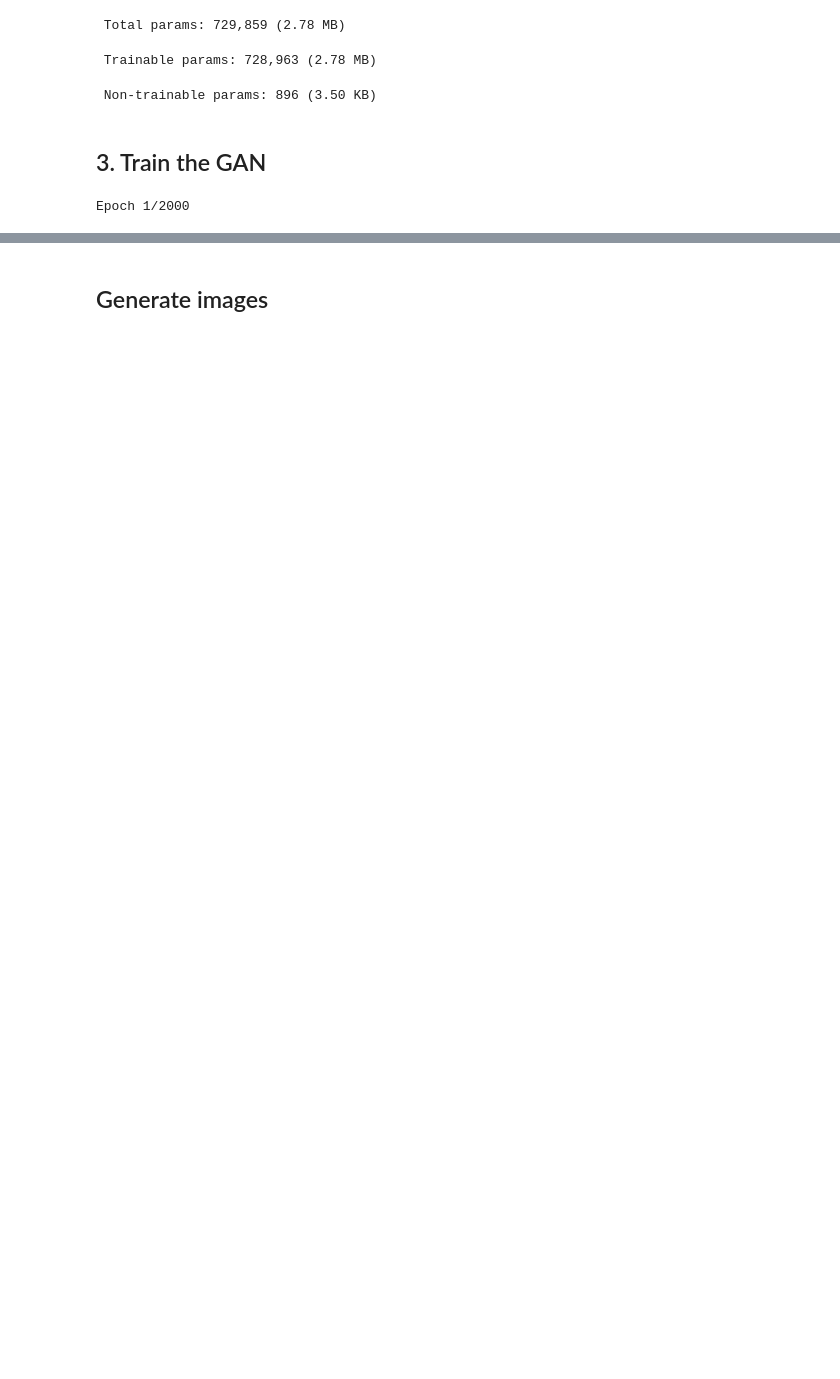
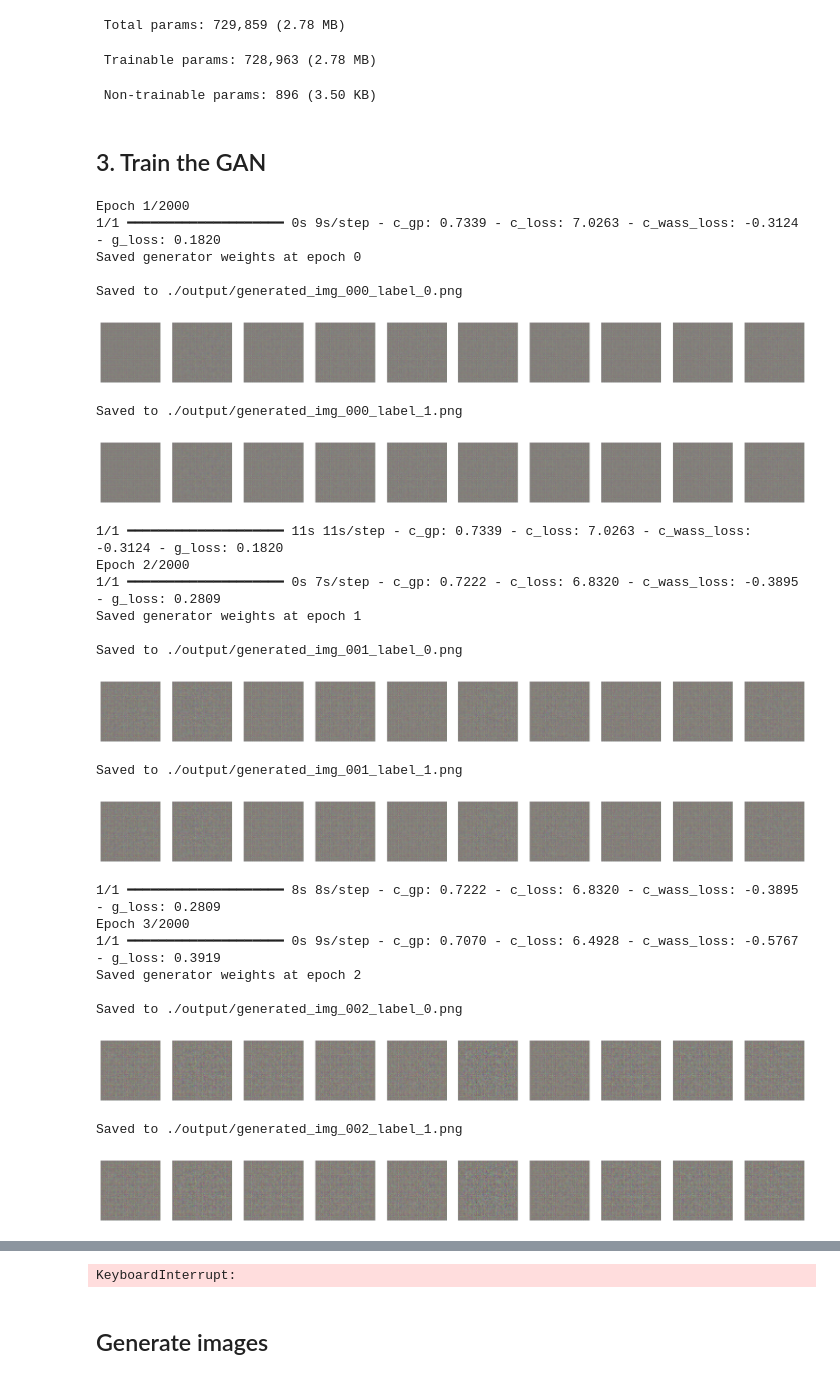
Before and after one commit to pxu/Generative_Deep_Learning_2nd_Edition, a Jupyter notebook: notebooks/04_gan/03_cgan/cgan-project1.ipynb, the cells around one changed output, grey strips where cells are left out. Cells and saved outputs as stored; diff of their text form; code cells hidden in the pictures; blank space fills up the shorter version.

```diff
--- a/notebooks/04_gan/03_cgan/cgan-project1.ipynb
+++ b/notebooks/04_gan/03_cgan/cgan-project1.ipynb
@@ -478,21 +506,53 @@ class ImageGenerator(callbacks.Callback):
             cmap=None,
         )
 # %%
+
+if not os.path.exists("checkpoint"):
+    os.makedirs("checkpoint")
+
+if not os.path.exists("output"):
+    os.makedirs("output")
+
 
 gen_ckpt = GeneratorCheckpoint(
     gen=cgan.generator,
     filepath="./checkpoint/generator.{epoch:04d}.weights.h5",
 )
 
 history = cgan.fit(
     train,
     epochs=EPOCHS * 100,
     steps_per_epoch=1,
     callbacks=[
         gen_ckpt,
         tensorboard_callback,
         ImageGenerator(num_img=10, latent_dim=Z_DIM),
     ],
 )
 # %% [output]
 Epoch 1/2000
+1/1 ━━━━━━━━━━━━━━━━━━━━ 0s 9s/step - c_gp: 0.7339 - c_loss: 7.0263 - c_wass_loss: -0.3124 - g_loss: 0.1820
+Saved generator weights at epoch 0
+
+Saved to ./output/generated_img_000_label_0.png
+[figure, added]
+Saved to ./output/generated_img_000_label_1.png
+[figure, added]
+1/1 ━━━━━━━━━━━━━━━━━━━━ 11s 11s/step - c_gp: 0.7339 - c_loss: 7.0263 - c_wass_loss: -0.3124 - g_loss: 0.1820
+Epoch 2/2000
+1/1 ━━━━━━━━━━━━━━━━━━━━ 0s 7s/step - c_gp: 0.7222 - c_loss: 6.8320 - c_wass_loss: -0.3895 - g_loss: 0.2809
+Saved generator weights at epoch 1
+
+Saved to ./output/generated_img_001_label_0.png
+[figure, added]
+Saved to ./output/generated_img_001_label_1.png
+[figure, added]
+1/1 ━━━━━━━━━━━━━━━━━━━━ 8s 8s/step - c_gp: 0.7222 - c_loss: 6.8320 - c_wass_loss: -0.3895 - g_loss: 0.2809
+Epoch 3/2000
+1/1 ━━━━━━━━━━━━━━━━━━━━ 0s 9s/step - c_gp: 0.7070 - c_loss: 6.4928 - c_wass_loss: -0.5767 - g_loss: 0.3919
+Saved generator weights at epoch 2
+
+Saved to ./output/generated_img_002_label_0.png
+[figure, added]
+Saved to ./output/generated_img_002_label_1.png
+[figure, added]
@@ -499,3 +561,4 @@ Epoch 1/2000
+KeyboardInterrupt:
 # %%
 import os
 
```
Also changed, not shown: parts of 7 cells of this notebook.
